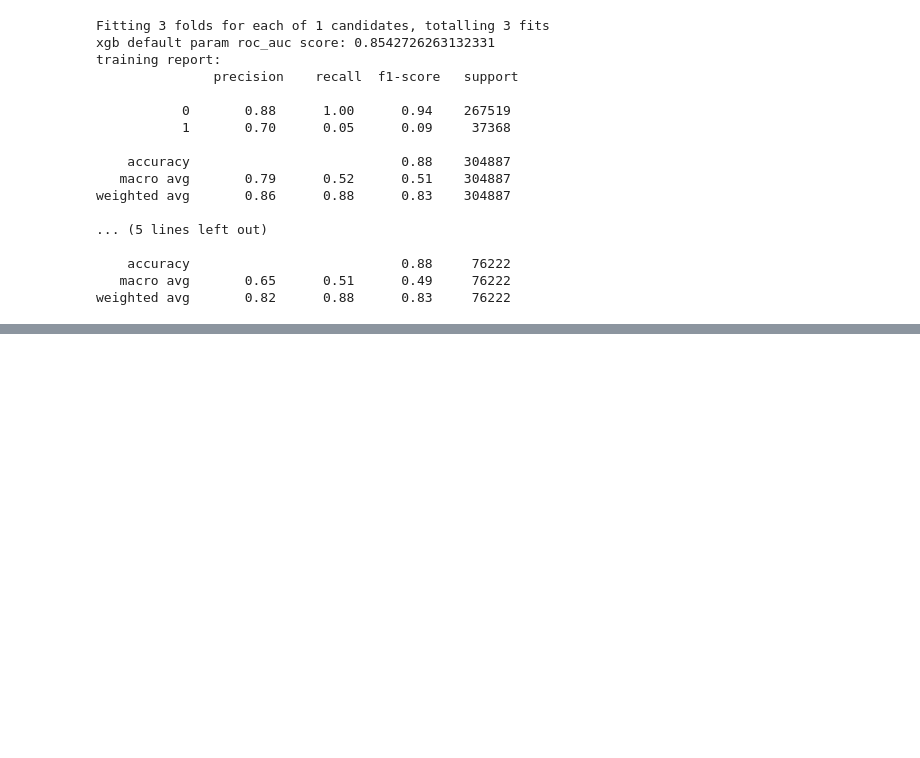
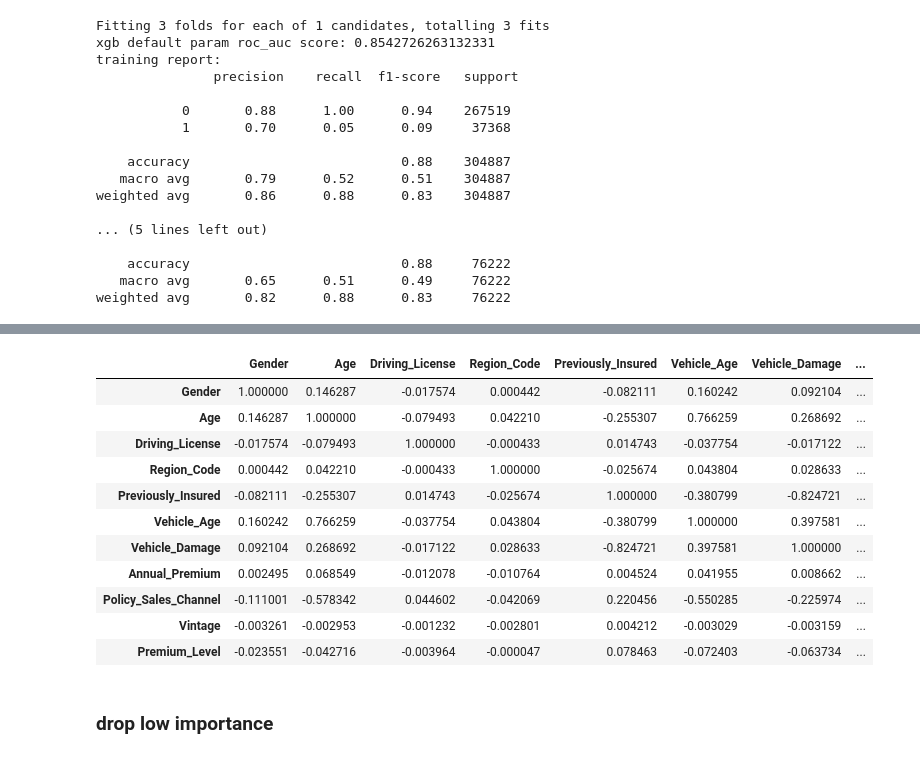
Before and after one commit to shashankgarewal/Health_Insurance_Cross_Sell_Predictor, a Jupyter notebook: notebook/modeling_2025.ipynb, the cells around one changed output, grey strips where cells are left out. Drawn from its saved outputs; the diff is of its cells as text; code cells hidden in the pictures; blank space fills up the shorter version.

```diff
--- a/notebook/modeling_2025.ipynb
+++ b/notebook/modeling_2025.ipynb
@@ -431,16 +450,0 @@ TypeError: Cannot clone object '<__main__.ThresholdedClassifier object at 0x...>
-# %%
-# Try Gradient Boosting
-gbc = GradientBoostingClassifier()
-gbc.fit(Xtrain, ytrain)
-
-# evaluate the best estimator on the test set
-ypred = gbc.predict(Xtest)
-yproba = gbc.predict_proba(Xtest)
-
-gbc_score = precision_score(ytest, gbc.predict(Xtest))
-print(f'default gbc precision: {gbc_score}')
-
-prec = [round(scr, 4) for scr in precision_score(ytest, ypred, average=None)]
-f1 = [round(scr, 3) for scr in f1_score(ytest, ypred, average=None)]
-roc = round(roc_auc_score(ytest, ypred, multi_class='ovr'), 4)
-interest_perf.loc[interest_perf.index.size] = ['gbc', prec, f1, roc]
@@ -446,0 +542,24 @@ interest_perf.loc[interest_perf.index.size] = ['gbc', prec, f1, roc]
+# %%
+xgb_grids = {
+    'learning_rate': [0.1, 0.12],
+    'max_depth': [2, 3, 4],
+    'n_estimators': [400, 500],
+    'scale_pos_weight': [2, 4, 5]
+}
+
+xgb_search = GridSearchCV(XGBClassifier(random_state=42, n_jobs=-1),
+             param_grid=xgb_grids,
+             cv=StratifiedKFold(n_splits=3, shuffle=True, random_state=42),
+             scoring='average_precision', verbose=2, n_jobs=-1
+             )
+
+xgb_search.fit(Xtrain, ytrain)
+xgb_search.best_score_
+
+print('xgb default param pc score:',xgb_search.best_score_)
+print('xgb default param roc score:', roc_auc_score(ytest, xgb_pr.predict_proba(Xtest)[:, 1]))
+
+xgb_temp = xgb_search.best_estimator_
+
+print('training report: \n', classification_report(ytrain, xgb_temp.predict(Xtrain)))
+print('testing report: \n', classification_report(ytest, xgb_temp.predict(Xtest)))
@@ -446,0 +605,17 @@ interest_perf.loc[interest_perf.index.size] = ['gbc', prec, f1, roc]
+# %%
+Xtrain.corr()
+# %% [output]
+|  | Gender | Age | Driving_License | Region_Code | Previously_Insured | Vehicle_Age | Vehicle_Damage | ... |
+| Gender | 1.000000 | 0.146287 | -0.017574 | 0.000442 | -0.082111 | 0.160242 | 0.092104 | ... |
+| Age | 0.146287 | 1.000000 | -0.079493 | 0.042210 | -0.255307 | 0.766259 | 0.268692 | ... |
+| Driving_License | -0.017574 | -0.079493 | 1.000000 | -0.000433 | 0.014743 | -0.037754 | -0.017122 | ... |
+| Region_Code | 0.000442 | 0.042210 | -0.000433 | 1.000000 | -0.025674 | 0.043804 | 0.028633 | ... |
+| Previously_Insured | -0.082111 | -0.255307 | 0.014743 | -0.025674 | 1.000000 | -0.380799 | -0.824721 | ... |
+| Vehicle_Age | 0.160242 | 0.766259 | -0.037754 | 0.043804 | -0.380799 | 1.000000 | 0.397581 | ... |
+| Vehicle_Damage | 0.092104 | 0.268692 | -0.017122 | 0.028633 | -0.824721 | 0.397581 | 1.000000 | ... |
+| Annual_Premium | 0.002495 | 0.068549 | -0.012078 | -0.010764 | 0.004524 | 0.041955 | 0.008662 | ... |
+| Policy_Sales_Channel | -0.111001 | -0.578342 | 0.044602 | -0.042069 | 0.220456 | -0.550285 | -0.225974 | ... |
+| Vintage | -0.003261 | -0.002953 | -0.001232 | -0.002801 | 0.004212 | -0.003029 | -0.003159 | ... |
+| Premium_Level | -0.023551 | -0.042716 | -0.003964 | -0.000047 | 0.078463 | -0.072403 | -0.063734 | ... |
+# %% [markdown]
+### drop low importance
```
Also changed, not shown: parts of 32 cells of this notebook.
